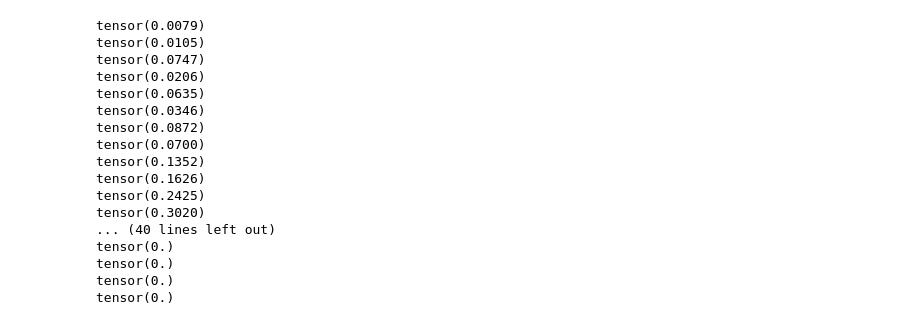
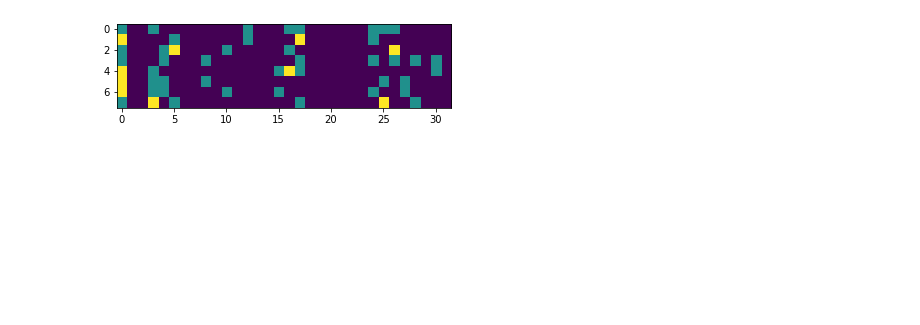
Before and after one commit to timgott/DeepQAP, a Jupyter notebook: evaluation/transformer_analysis.ipynb, the cells around one changed output. Saved outputs shown, nothing was run; the diff lists cells and outputs as text; code cells hidden in the pictures; blank space fills up the shorter version.

Commit message:
Experiments with histogram embeddings

```diff
--- a/evaluation/transformer_analysis.ipynb
+++ b/evaluation/transformer_analysis.ipynb
@@ -42,3 +29,10 @@ tensor([[ 1.3395e-02,  6.9453e-02,  3.0383e-02,  ...,  4.4208e-03,
+# %%
+agents = []
+path_prefix = Path("../runs/reinforce_nomessaging_histogram_fixed_test_1/")
+for fname in sorted(path_prefix.glob("checkpoint_*.pth")):
+    a = ReinforceAgent()
+    a.load_checkpoint(fname)
+    agents.append(a)
 # %%
 agent.solve_and_learn(qap)
 # %% [output]
@@ -165,0 +89,9 @@ interactive(children=(FloatSlider(value=0.5, description='x', max=1.0), FloatSli
+# %%
+# Node embeddings
+start_graph_a_by_epoch = []
+start_graph_b_by_epoch = []
+for agent in agents:
+    start_graph_a_by_epoch.append(agent.transform_initial_graph(qap.graph_source))
+    start_graph_b_by_epoch.append(agent.transform_initial_graph(qap.graph_target))
+node_embedding_by_epoch = [data.x for data in start_graph_a_by_epoch]
+show_embeddings_series(node_embedding_by_epoch)
@@ -165,0 +102,13 @@ interactive(children=(FloatSlider(value=0.5, description='x', max=1.0), FloatSli
+# %%
+%matplotlib notebook
+
+def plot_matrix(ax, matrix, **kwargs):
+    with torch.no_grad():
+        ax.imshow(matrix, **kwargs)
+
+def show_matrix_series(series, **kwargs):
+    fig,ax = plt.subplots()
+    interact(lambda i: plot_probability_matrix(ax, series[i-1], **kwargs),
+             i=(1,len(series)),
+            )
+    fig.show()
@@ -172,20 +141,0 @@ def print_parameter_gradients(x):
-# %%
-print_parameter_gradients(embeddings_a[3,1])
-# %% [output]
-tensor(0.0079)
-tensor(0.0105)
-tensor(0.0747)
-tensor(0.0206)
-tensor(0.0635)
-tensor(0.0346)
-tensor(0.0872)
-tensor(0.0700)
-tensor(0.1352)
-tensor(0.1626)
-tensor(0.2425)
-tensor(0.3020)
-... (40 lines left out)
-tensor(0.)
-tensor(0.)
-tensor(0.)
-tensor(0.)
@@ -191,0 +146,14 @@ tensor(0.)
+# %%
+from nn import FullyConnected, NodeTransformer, cartesian_product_matrix, concat_bidirectional, sum_incoming_edges, dense_edge_features_to_sparse
+# networkx graph to connectivity matrix
+connectivity_matrix = torch.tensor(networkx.linalg.adjacency_matrix(qap.graph_source).todense()).float()
+# compute edge embedding vectors from weight values
+edge_embeddings = nn.edge_histogram_embeddings(connectivity_matrix, agent.edge_embedding_size)
+# aggregate edges and compute initial node embeddings
+aggregated = sum_incoming_edges(edge_embeddings)
+base_embeddings = agent.initial_node_embedding_net(aggregated)
+# %%
+%matplotlib inline
+plot_matrix(plt, aggregated)
+# %% [output]
+[figure, added]
```
Also changed, not shown: parts of 25 cells of this notebook, 5 other files.
